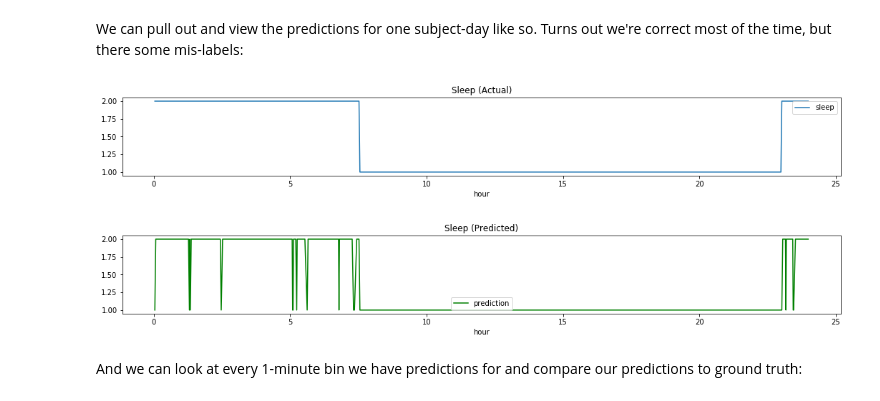
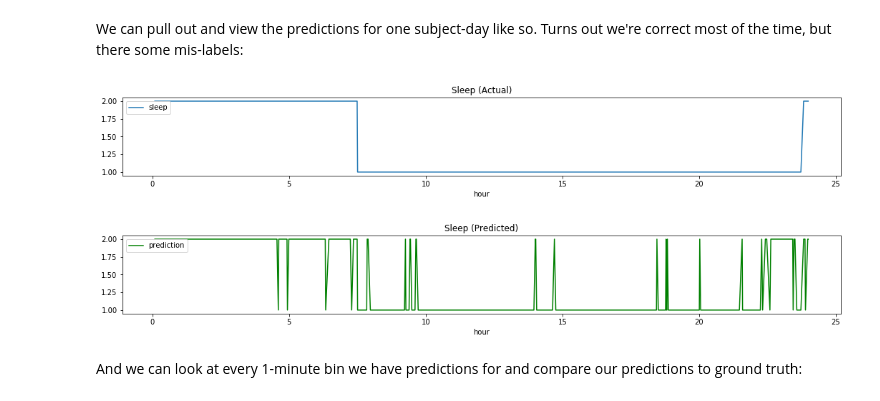
Before and after one commit to Paradigm4/wearable_prototypes, a Jupyter notebook: sleep_python3.ipynb, the cells around one changed output. Saved outputs shown, nothing was run; the diff lists cells and outputs as text; code cells hidden in the pictures.

```diff
--- a/sleep_python3.ipynb
+++ b/sleep_python3.ipynb
@@ -523,16 +514,16 @@ que = db.filter(
 # %% [markdown]
 We can pull out and view the predictions for one subject-day like so. Turns out we're correct most of the time, but there some mis-labels:
 # %%
-s4d6 = db.filter(db.arrays.IHI_PREDICTED_SLEEP, 'subject=4 and day=6').fetch(atts_only=True)
+s4d6 = db.filter(db.arrays.IHI_PREDICTED_SLEEP, 'subject=3 and day=7').fetch(atts_only=True)
 s4d6 = s4d6.sort_values(by='bin_millis')
 s4d6['hour'] = s4d6['bin_millis'] / 3600000
 plt.rcParams['figure.figsize'] = (18, 2)
 s4d6[['hour','sleep']].plot(x='hour', title = "Sleep (Actual)")
 s4d6[['hour','prediction']].plot(x='hour', color='green', title = "Sleep (Predicted)")
 plt.show(block=True)
 # %% [output]
-[figure, old version]
+[figure, new version]
-[figure, old version]
+[figure, new version]
 # %% [markdown]
 And we can look at every 1-minute bin we have predictions for and compare our predictions to ground truth:
 # %%
```
Also changed, not shown: parts of 6 cells of this notebook.
